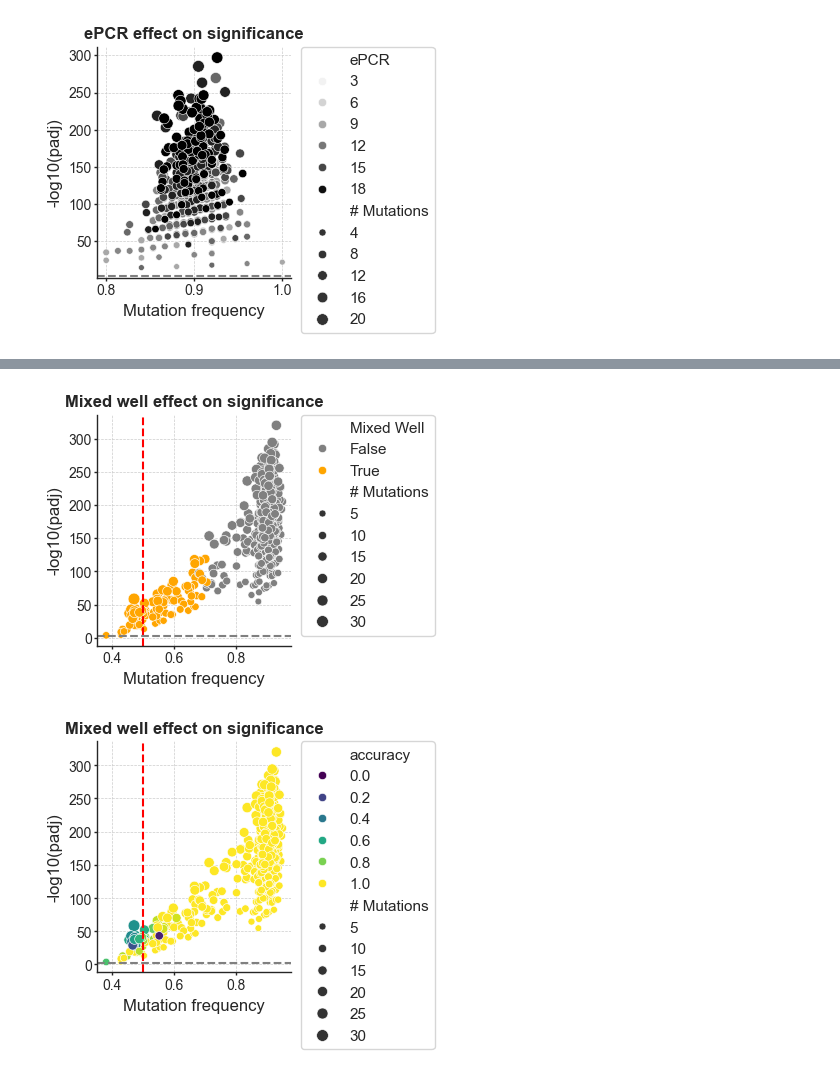
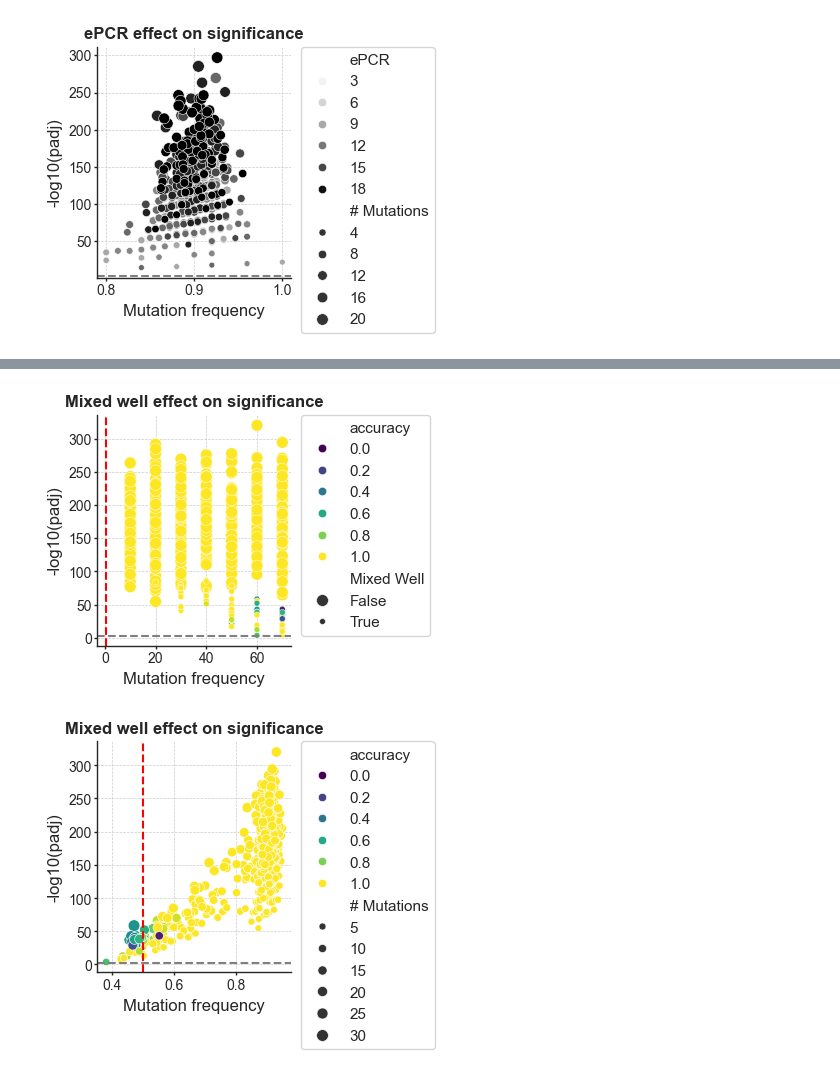
Before and after one commit to fhalab/LevSeq, a Jupyter notebook: simulation/Ape AGW ePCR Figures.ipynb, the cells around one changed output, grey strips where cells are left out. Saved outputs shown, nothing was run; the diff lists cells and outputs as text; code cells hidden in the pictures.

```diff
--- a/simulation/Ape AGW ePCR Figures.ipynb
+++ b/simulation/Ape AGW ePCR Figures.ipynb
@@ -246,30 +277,31 @@ plt.show()
 # %%
 experiment_df = pd.read_csv(f'{data_dir}Experiment6_{label}.csv')
 
 experiment_df['-log10(P.adj)'] = -1*np.log10(experiment_df['P adj.'].values)
 experiment_df.replace([np.inf, -np.inf], 320, inplace=True)
 
 experiment_df['mixedWell'] = [int(c.split('_')[-1]) for c in experiment_df['Plate']]
 experiment_df['# Mutations'] = [len(str(v).split('_')) for v in experiment_df['Variant'].values]
 #experiment_df['# Mutations'] = [f'{v}' if v < 5 else f'>=5' for v in experiment_df['# Mutations']]
 experiment_df['Mixed Well'] = [c for c in experiment_df['Mixed Well'].values]
 
 experiment_df = experiment_df.reset_index()
-ax = sns.scatterplot(experiment_df, x='frequency', y='-log10(P.adj)', hue='Mixed Well', palette=['grey', 'orange'],
-                     size="# Mutations")#]# , style_order=['1', '2', '3', '4', '>=5'], s=80)
+ax = sns.scatterplot(experiment_df, x='mixedWell', y='-log10(P.adj)', hue='accuracy', palette='viridis',
+                     #palette=['grey', 'orange'],
+                     size="Mixed Well")#]# , style_order=['1', '2', '3', '4', '>=5'], s=80)
 set_ax_params(ax)
 plt.xlabel('Mutation frequency')
 plt.ylabel('-log10(padj)')
 plt.title('Mixed well effect on significance', fontsize=title_font_size, fontweight="bold")
 plt.legend(bbox_to_anchor=(1.05, 1), loc=2, borderaxespad=0.)
 plt.axhline(y = significance, color = 'grey', linestyle = '--') #axis='y',
 plt.grid(True, which='major', linestyle='--', linewidth=0.5)
 plt.axvline(x = 0.5, color = 'red', linestyle = '--') #axis='y',
 
 plt.savefig(f'{fig_dir}Experiment6_{label}.svg')
 plt.show()
 # %% [output]
-[figure, old version]
+[figure, new version]
 # %%
 experiment_df = pd.read_csv(f'{data_dir}Experiment6_{label}.csv')
 
```
Also changed, not shown: parts of 3 cells of this notebook, 1 other file.
